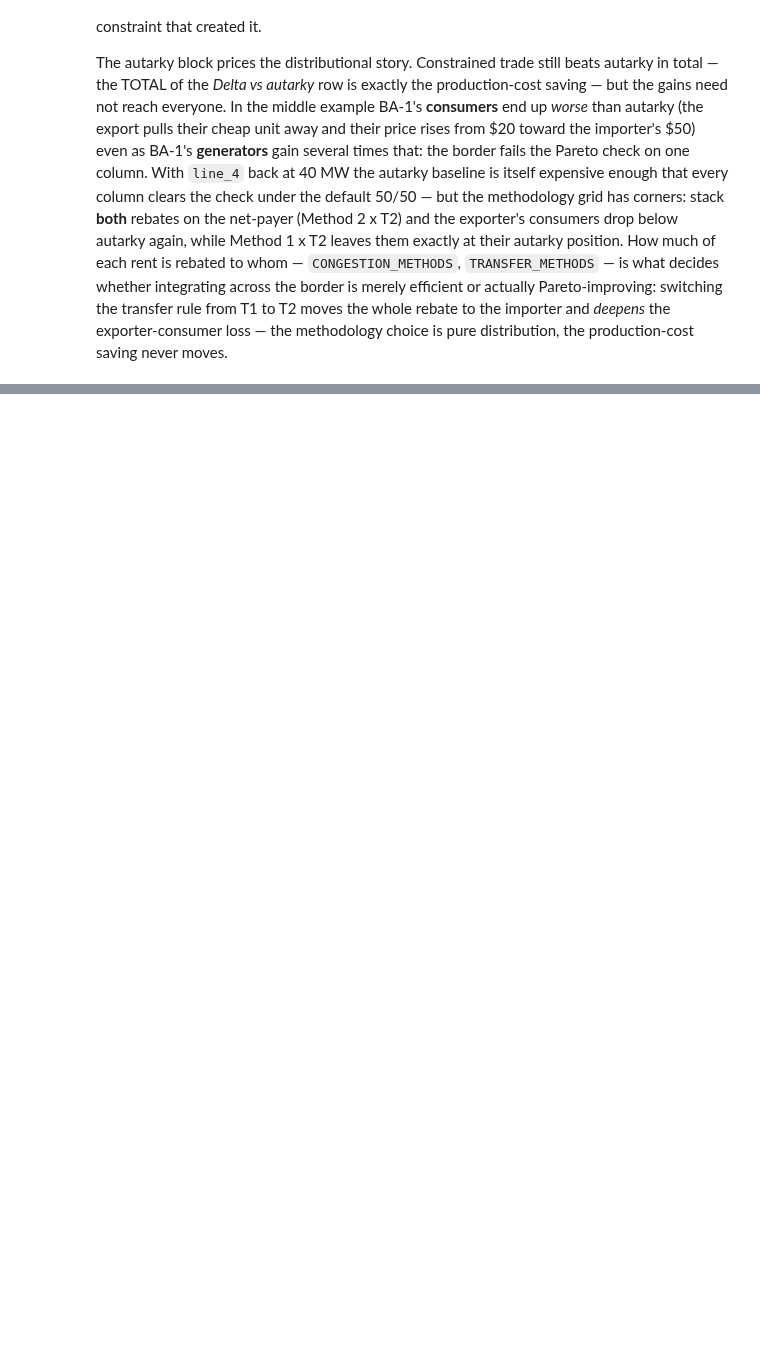
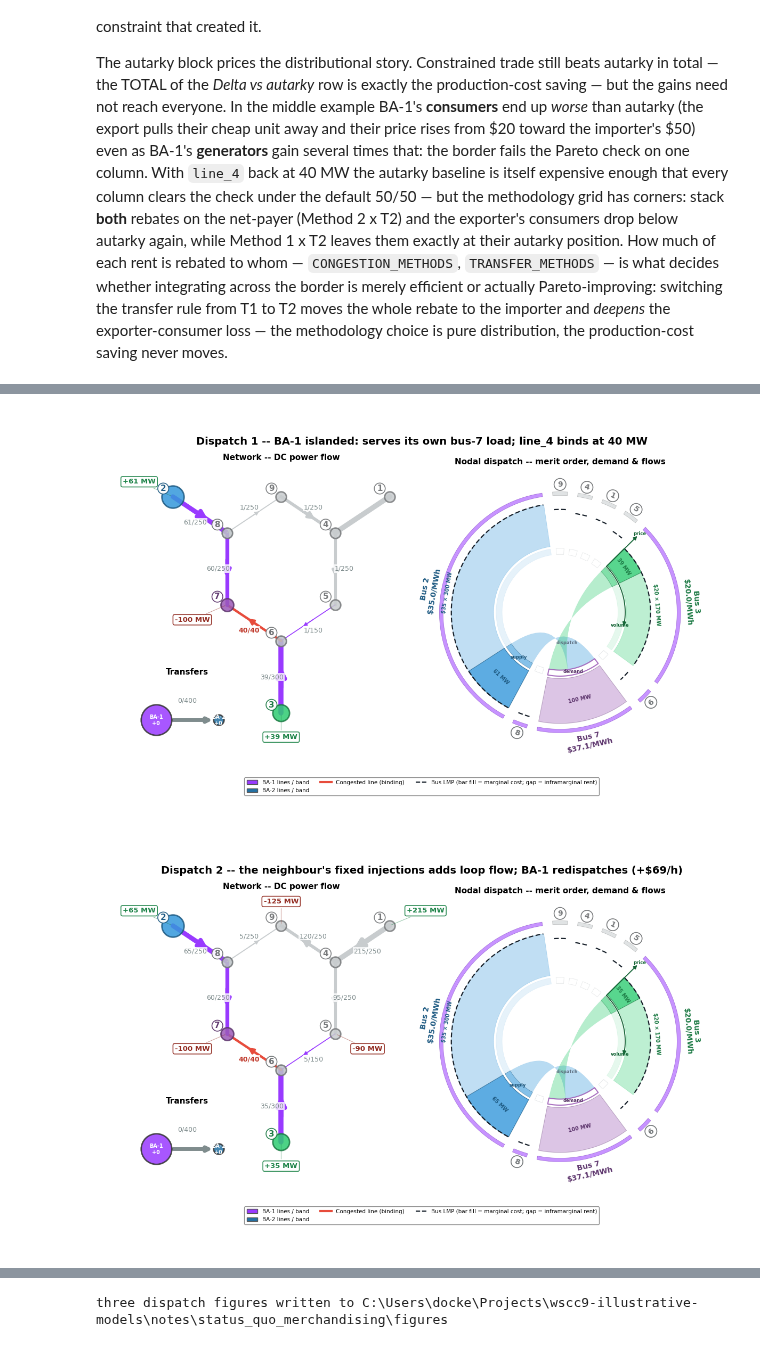
Before and after one commit to pdockery/wscc9-illustrative-model, a Jupyter notebook: 201_congestion_revenue_allocation.ipynb, the cells around one changed output, grey strips where cells are left out. Saved outputs shown, nothing was run; the diff lists cells and outputs as text; code cells hidden in the pictures; blank space fills up the shorter version.

```diff
--- a/201_congestion_revenue_allocation.ipynb
+++ b/201_congestion_revenue_allocation.ipynb
@@ -1135,0 +1374,28 @@ pure distribution, the production-cost saving never moves.
+# %%
+# The three combined network/dispatch views, each with the Transfers inset. Network nodes show
+# net injection (+) / withdrawal (-); price is read off the dispatch ring. Exported at 600 DPI for
+# the status-quo-merchandising lab note when its figures folder is present (local only; no-op on Colab).
+import os as _os
+_OUT = _os.path.abspath(_os.path.join('notes', 'status_quo_merchandising', 'figures'))
+def _exp(fig, name):
+    if _os.path.isdir(_OUT): fig.savefig(_os.path.join(_OUT, name), dpi=600, bbox_inches='tight')
+
+SPECS = [
+    (eng1, res1, 'BA-1', 'fig_island.png',
+     'Dispatch 1 -- BA-1 islanded: serves its own bus-7 load; line_4 binds at 40 MW'),
+    (eng2, res2, 'BA-1', 'fig_neighbour.png',
+     "Dispatch 2 -- the neighbour's fixed injections adds loop flow; "
+     f'BA-1 redispatches (+${redisp:,.0f}/h)'),
+    (eng3, res3, None,   'fig_unified.png',
+     f'Dispatch 3 -- unified clearing: line_4 binds at 40 MW; congestion rent R = ${R3:,.0f}/h'),
+]
+for _eng, _res, _hl, _name, _title in SPECS:
+    _f = figs.transfer_figure(netD, ptD, fp, _eng, _res, D_EBAR, D_EBAR,
+                              suptitle=_title, node_net_mw=True, highlight=_hl)
+    _exp(_f, _name)
+    plt.show()
+print('three dispatch figures',
+      'written to ' + _OUT if _os.path.isdir(_OUT) else 'shown (lab-note figures folder absent)')
+# %% [output]
+[figure, added]
+[figure, added]
@@ -1135,0 +1403 @@ pure distribution, the production-cost saving never moves.
+three dispatch figures written to C:\Users\docke\Projects\wscc9-illustrative-models\notes\status_quo_merchandising\figures
```
Also changed, not shown: parts of 24 cells of this notebook, 15 other files.
